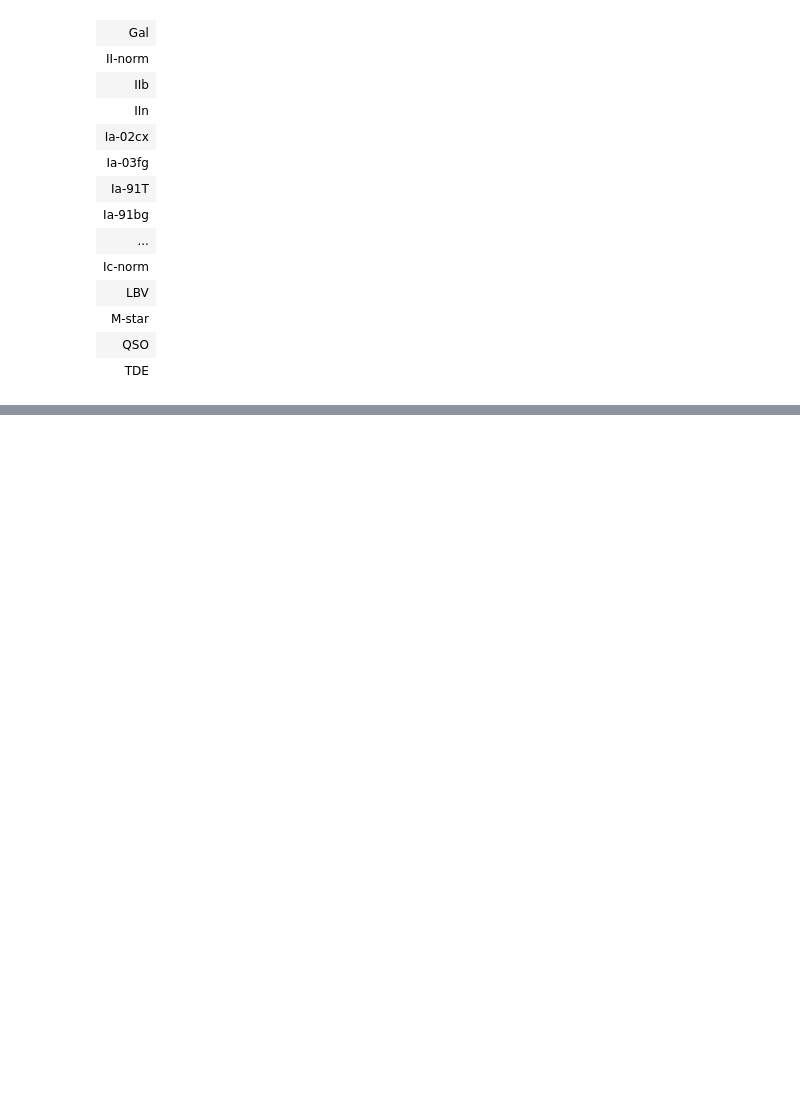
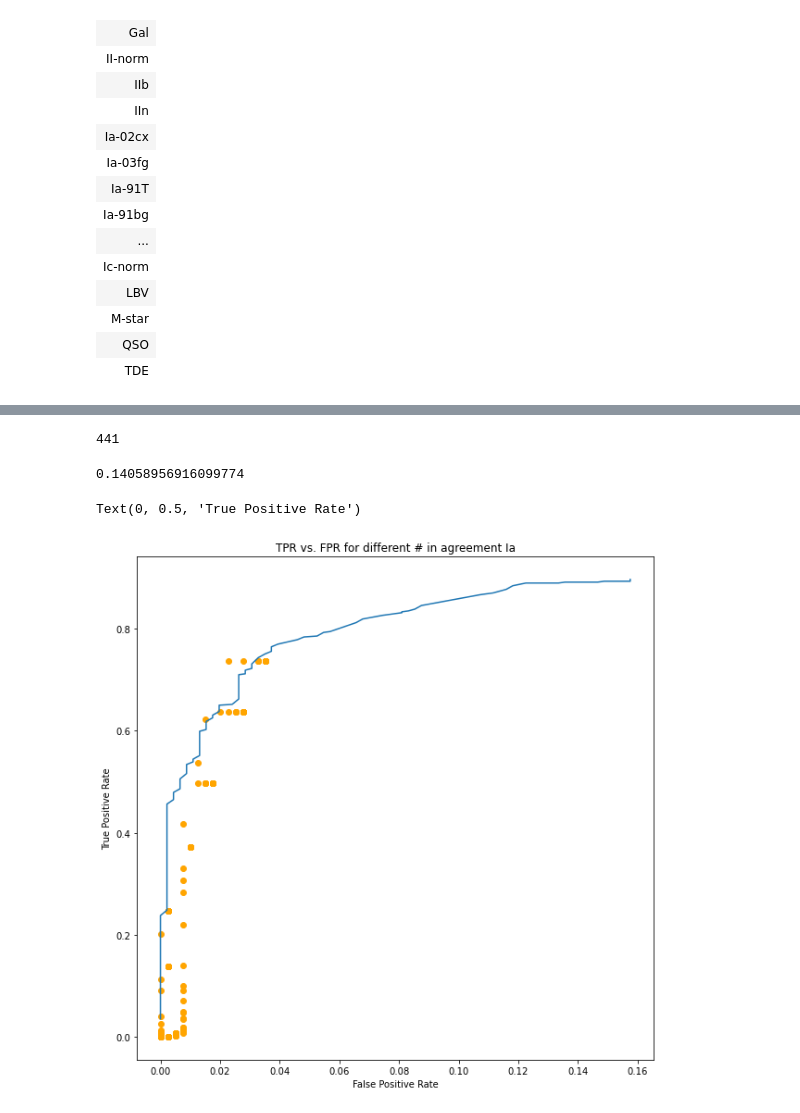
Before and after one commit to Hallflower20/supernova-spectrum-analysis, a Jupyter notebook: ZooniverseAnalysis/Analysis.ipynb, the cells around one changed output, grey strips where cells are left out. Cells and saved outputs as stored; diff of their text form; code cells hidden in the pictures; blank space fills up the shorter version.

Commit message:
Add superfit snid and dash comparisons

```diff
--- a/ZooniverseAnalysis/Analysis.ipynb
+++ b/ZooniverseAnalysis/Analysis.ipynb
@@ -715,0 +790,4 @@ for cut in rlap_cutoffs:
+# %%
+joined_phase = astropy.table.join(Classes_Final, snid_superfit_results)
+# %%
+phase_cutoffs = np.linspace(np.min(joined_phase["phase"]), np.max(joined_phase["phase"]), 100)
@@ -715,0 +801,9 @@ for cut in rlap_cutoffs:
+# %%
+negativeIa = 0
+positiveIa = 0
+for j in joined_phase:
+    correct_1a = "Ia" in j["classification"]
+    if(correct_1a):
+        positiveIa += 1
+    if(not(correct_1a)):
+        negativeIa += 1
@@ -715,0 +832,40 @@ for cut in rlap_cutoffs:
+# %%
+tprfpr_zooniverse = Table(
+                names=("phase", "agreement", "tpr_zooniverse", "fpr_zooniverse"
+                ),
+                meta={"name": "Comparison of Three Programs"},
+                dtype=("float64", "float64", "float64", "float64"
+                      ))
+for phase in phase_cutoffs:
+    for agreement in cutoffs:
+        truepositive = [0, 0, 0]
+        falsepositive = [0, 0, 0]
+        for i in joined_phase:
+            if(i["phase"] > phase and i["agreement"] >= agreement):
+                c_actual = "Ia" in i["Real_c"]
+
+                c_snid = "Ia" in i["Zooniverse_c"]
+                if(c_actual == True and c_snid == True):
+                    truepositive[0] += 1
+                if(c_actual != True and c_snid == True):
+                    falsepositive[0] += 1
+        row = [phase, agreement, truepositive[0]/positiveIa, falsepositive[0]/negativeIa]
+        tprfpr_zooniverse.add_row(row)
+# %%
+positiveIa
+# %% [output]
+441
+# %%
+62/441
+# %% [output]
+0.14058956916099774
+# %%
+fig = plt.figure(figsize = (10,10))
+plt.scatter(tprfpr_zooniverse["fpr_zooniverse"], tprfpr_zooniverse["tpr_zooniverse"], color = "orange")
+plt.plot(tprfpr_snid["fpr_snid"], tprfpr_snid["tpr_snid"])
+plt.title("TPR vs. FPR for different # in agreement Ia")
+plt.xlabel("False Positive Rate")
+plt.ylabel("True Positive Rate")
+# %% [output]
+Text(0, 0.5, 'True Positive Rate')
+[figure, added]
```
Also changed, not shown: parts of 35 cells of this notebook, 7 other files.
